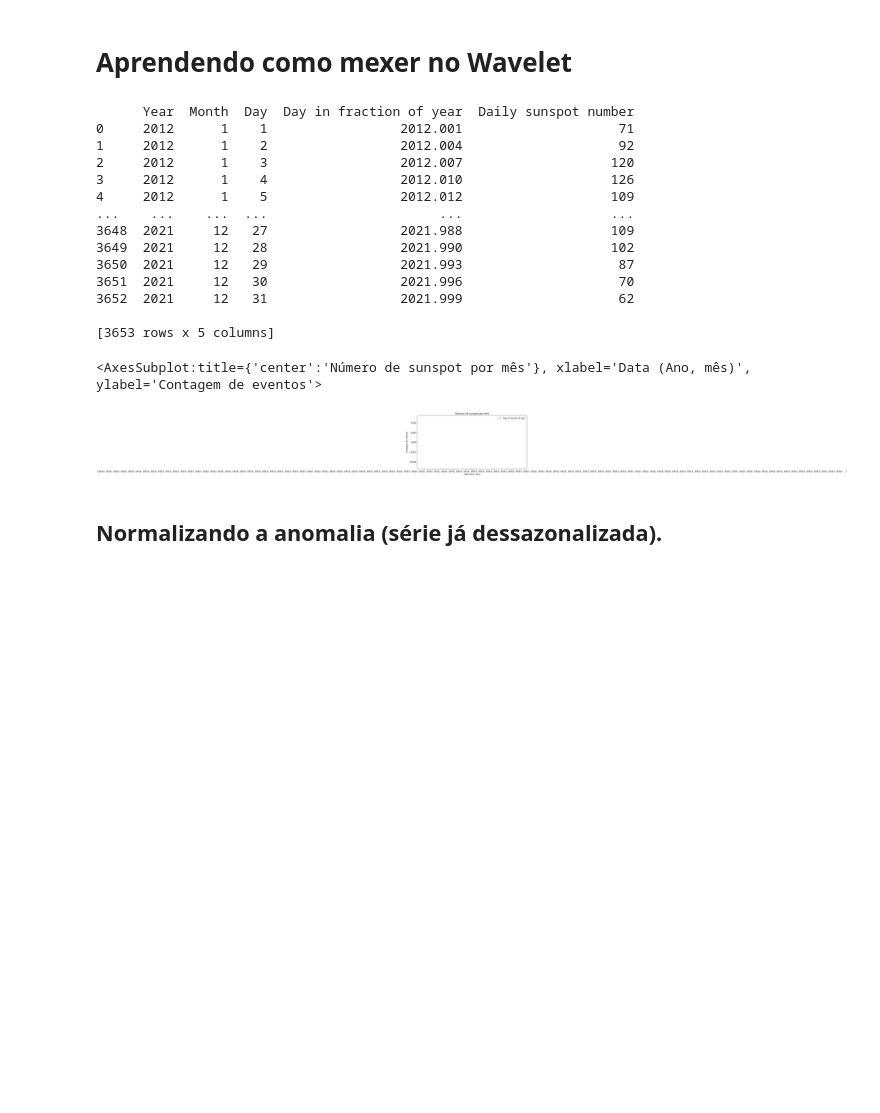
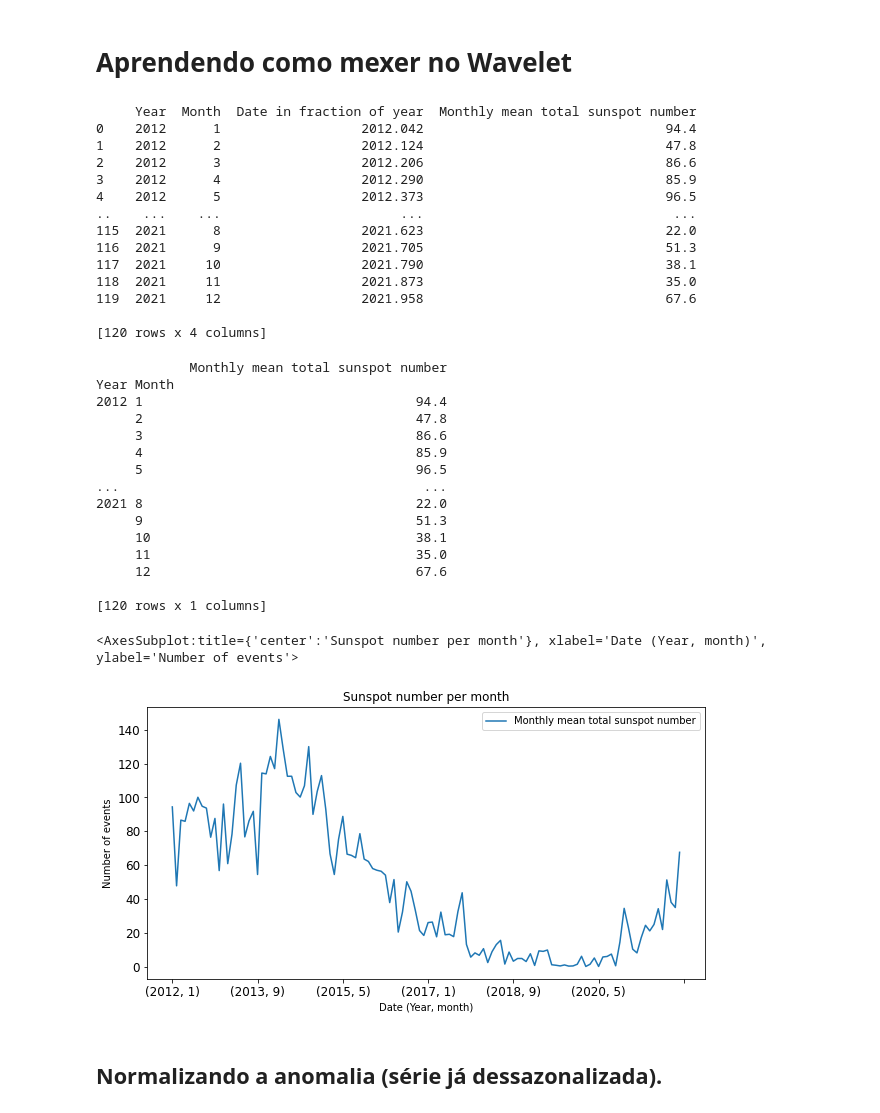
Before and after one commit to morganzera/TGF, a Jupyter notebook: Pibic_pt2/Contagem_Sunspot.ipynb, the cells around one changed output. Saved outputs shown, nothing was run; the diff lists cells and outputs as text; code cells hidden in the pictures; blank space fills up the shorter version.

Commit message:
Grafico formatado e plotado. Deve ser retirado o ciclo de 11 anos dos dados para realizar a análise.

```diff
--- a/Pibic_pt2/Contagem_Sunspot.ipynb
+++ b/Pibic_pt2/Contagem_Sunspot.ipynb
@@ -10,39 +10,57 @@ import pandas as pd
 import pycwt as wavelet
 from pycwt.helpers import find
 # %%
-dados = pd.read_excel('SN_d_tot.xlsx')
+dados = pd.read_excel('SN_m_tot.xlsx')
 dados = dados.dropna(axis=1)
-for i in range(len(dados['Daily sunspot number'])):
-    if dados['Daily sunspot number'][i] == -1:
-        dados['Daily sunspot number'][i] = 0
 print(dados)
 # %% [output]
-      Year  Month  Day  Day in fraction of year  Daily sunspot number
-0     2012      1    1                 2012.001                    71
-1     2012      1    2                 2012.004                    92
-2     2012      1    3                 2012.007                   120
-3     2012      1    4                 2012.010                   126
-4     2012      1    5                 2012.012                   109
-...    ...    ...  ...                      ...                   ...
-3648  2021     12   27                 2021.988                   109
-3649  2021     12   28                 2021.990                   102
-3650  2021     12   29                 2021.993                    87
-3651  2021     12   30                 2021.996                    70
-3652  2021     12   31                 2021.999                    62
+     Year  Month  Date in fraction of year  Monthly mean total sunspot number
+0    2012      1                  2012.042                               94.4
+1    2012      2                  2012.124                               47.8
+2    2012      3                  2012.206                               86.6
+3    2012      4                  2012.290                               85.9
+4    2012      5                  2012.373                               96.5
+..    ...    ...                       ...                                ...
+115  2021      8                  2021.623                               22.0
+116  2021      9                  2021.705                               51.3
+117  2021     10                  2021.790                               38.1
+118  2021     11                  2021.873                               35.0
+119  2021     12                  2021.958                               67.6
 
-[3653 rows x 5 columns]
+[120 rows x 4 columns]
 # %%
 # Formatando o índice
 indice = []
 for i in range(len(dados['Year'])):
-    indice.append([dados['Year'][i],dados['Month'][i]])
-
-dadosInFraction = pd.DataFrame(dados['Day in fraction of year'], index=indice)
+    indice.append([dados['Year'][i], dados['Month'][i]])
+indice = tuple(indice)
+indice = pd.MultiIndex.from_tuples(indice, names=["Year", "Month"])
 # %%
-dadosInFraction.plot(fontsize=12, figsize=(10, 5), title='Número de sunspot por mês', xlabel='Data (Ano, mês)', ylabel='Contagem de eventos')
+# Colocando os valores de Sunspot em uma tabelinha
+valores = []
+for i in dados['Monthly mean total sunspot number']:
+    valores.append(i)
+tabelinha = pd.DataFrame(valores, index=indice, columns=['Monthly mean total sunspot number'])
+print(tabelinha)
+tabelinha.plot(fontsize=12, figsize=(10, 5), title='Sunspot number per month', xlabel='Date (Year, month)', ylabel='Number of events')
 # %% [output]
-<AxesSubplot:title={'center':'Número de sunspot por mês'}, xlabel='Data (Ano, mês)', ylabel='Contagem de eventos'>
+            Monthly mean total sunspot number
+Year Month
+2012 1                                   94.4
+     2                                   47.8
+     3                                   86.6
+     4                                   85.9
+     5                                   96.5
+...                                       ...
+2021 8                                   22.0
+     9                                   51.3
+     10                                  38.1
+     11                                  35.0
+     12                                  67.6
+
+[120 rows x 1 columns]
+<AxesSubplot:title={'center':'Sunspot number per month'}, xlabel='Date (Year, month)', ylabel='Number of events'>
-[figure, old version]
+[figure, new version]
 # %% [markdown]
 ## Normalizando a anomalia (série já dessazonalizada).
 # %%
```
Also changed, not shown: 3 other files.
